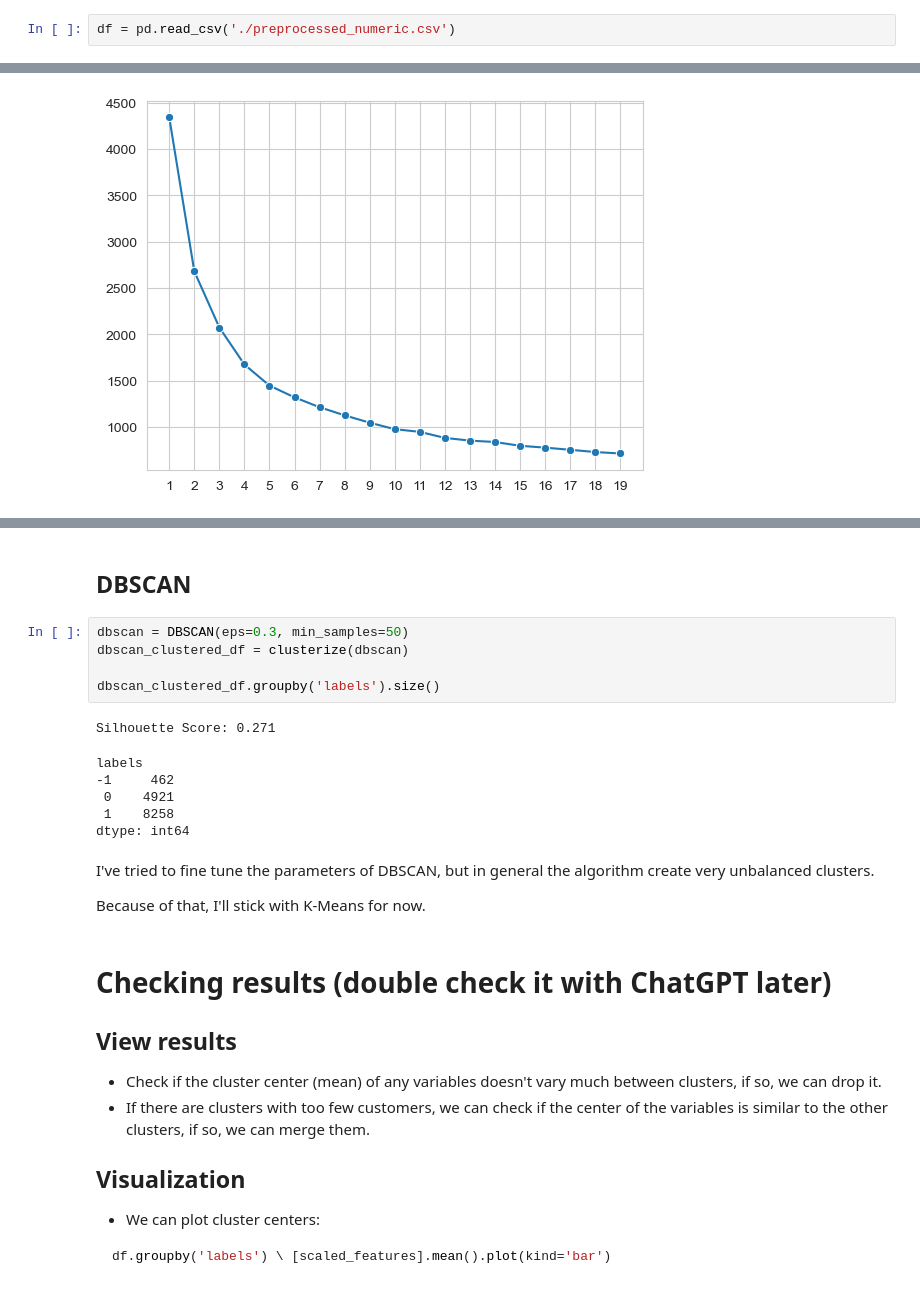
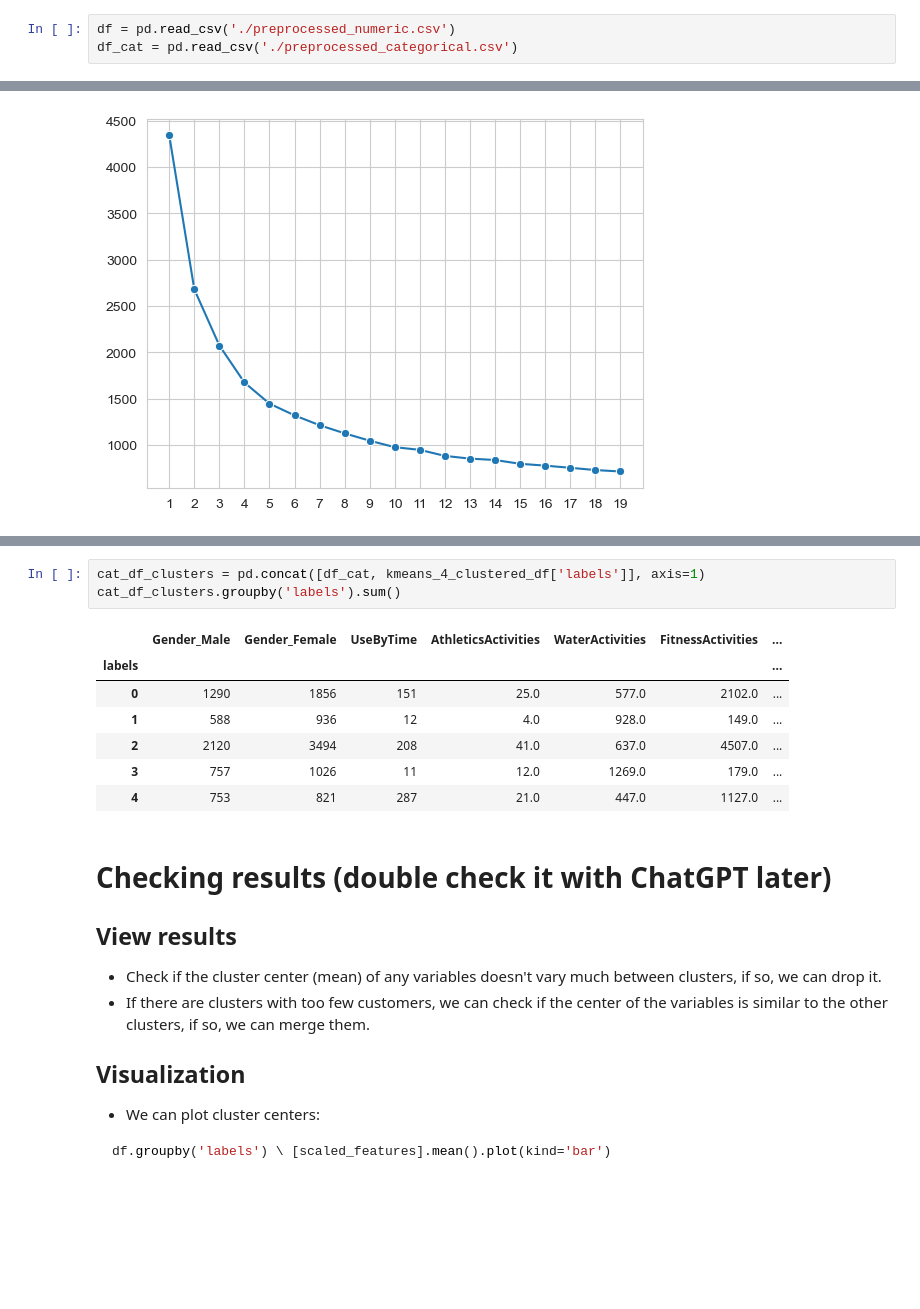
Before and after one commit to carlos-rodrigues75/MDSAA-NOVA-IMS, a Jupyter notebook: data_mining/project/DM2324_Group75_02.ipynb, the cells around one changed output, grey strips where cells are left out. Saved outputs shown, nothing was run; the diff lists cells and outputs as text; blank space fills up the shorter version.

Commit message:
Add visualization of categorical features with clusters

```diff
--- a/data_mining/project/DM2324_Group75_02.ipynb
+++ b/data_mining/project/DM2324_Group75_02.ipynb
@@ -15,6 +15,7 @@ from sklearn.tree import DecisionTreeClassifier
 # Load Preprocessed Data from previous notebook
 # %%
 df = pd.read_csv('./preprocessed_numeric.csv')
+df_cat = pd.read_csv('./preprocessed_categorical.csv')
 # %% [markdown]
 # Feature Scaling
 # %%
@@ -109,21 +110,14 @@ plot_clusters_umap(kmeans_4_clustered_df)
-# %% [markdown]
-## DBSCAN
-# %%
-dbscan = DBSCAN(eps=0.3, min_samples=50)
-dbscan_clustered_df = clusterize(dbscan)
-
-dbscan_clustered_df.groupby('labels').size()
-# %% [output]
-Silhouette Score: 0.271
-labels
--1     462
- 0    4921
- 1    8258
-dtype: int64
-# %% [markdown]
-I've tried to fine tune the parameters of DBSCAN, but in general the algorithm create very unbalanced clusters.
-
-Because of that, I'll stick with K-Means for now.
+# %%
+cat_df_clusters = pd.concat([df_cat, kmeans_4_clustered_df['labels']], axis=1)
+cat_df_clusters.groupby('labels').sum()
+# %% [output]
+|  | Gender_Male | Gender_Female | UseByTime | AthleticsActivities | WaterActivities | FitnessActivities | ... |
+| labels |  |  |  |  |  |  | ... |
+| 0 | 1290 | 1856 | 151 | 25.0 | 577.0 | 2102.0 | ... |
+| 1 | 588 | 936 | 12 | 4.0 | 928.0 | 149.0 | ... |
+| 2 | 2120 | 3494 | 208 | 41.0 | 637.0 | 4507.0 | ... |
+| 3 | 757 | 1026 | 11 | 12.0 | 1269.0 | 179.0 | ... |
+| 4 | 753 | 821 | 287 | 21.0 | 447.0 | 1127.0 | ... |
 # %% [markdown]
 # Checking results (double check it with ChatGPT later)
 ## View results
```
Also changed, not shown: parts of 3 cells of this notebook, 1 other file.
